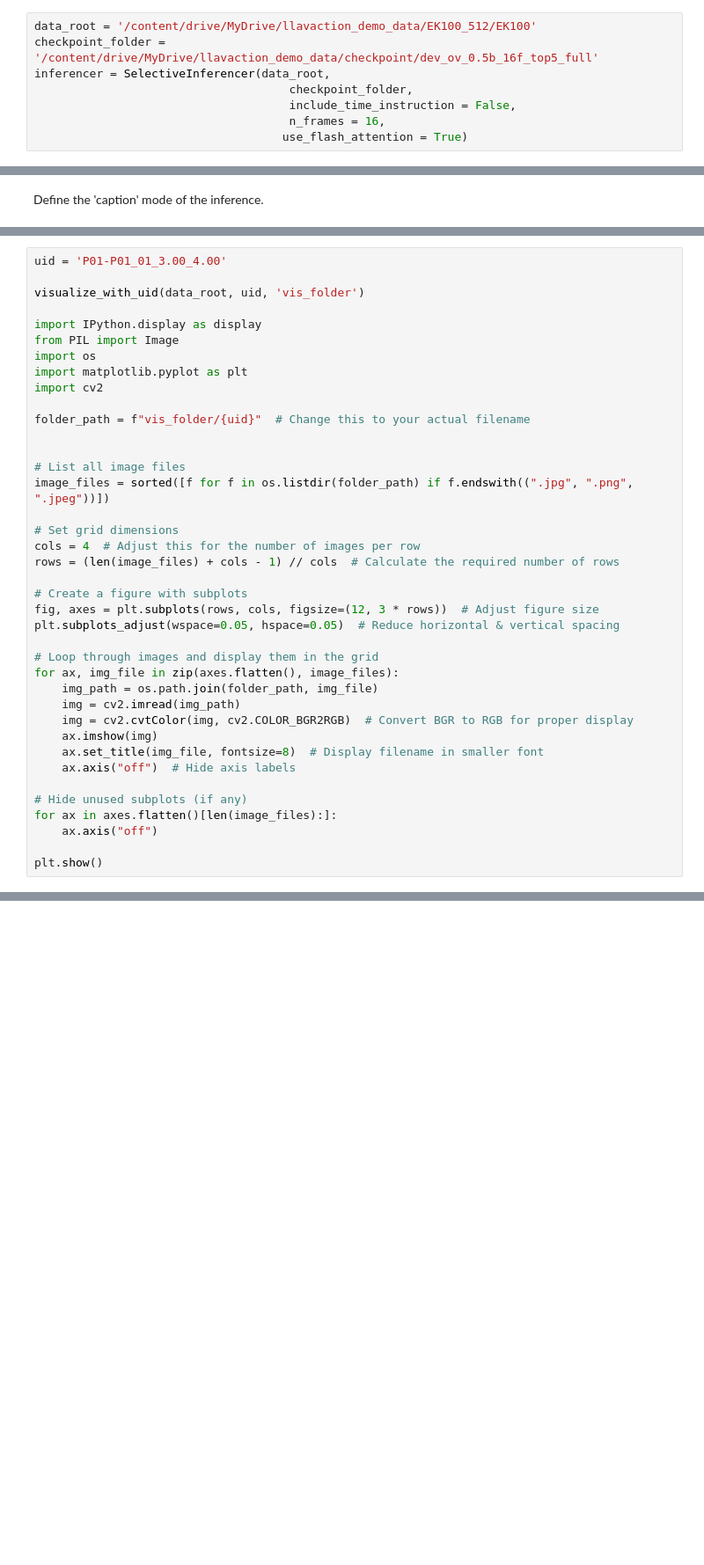
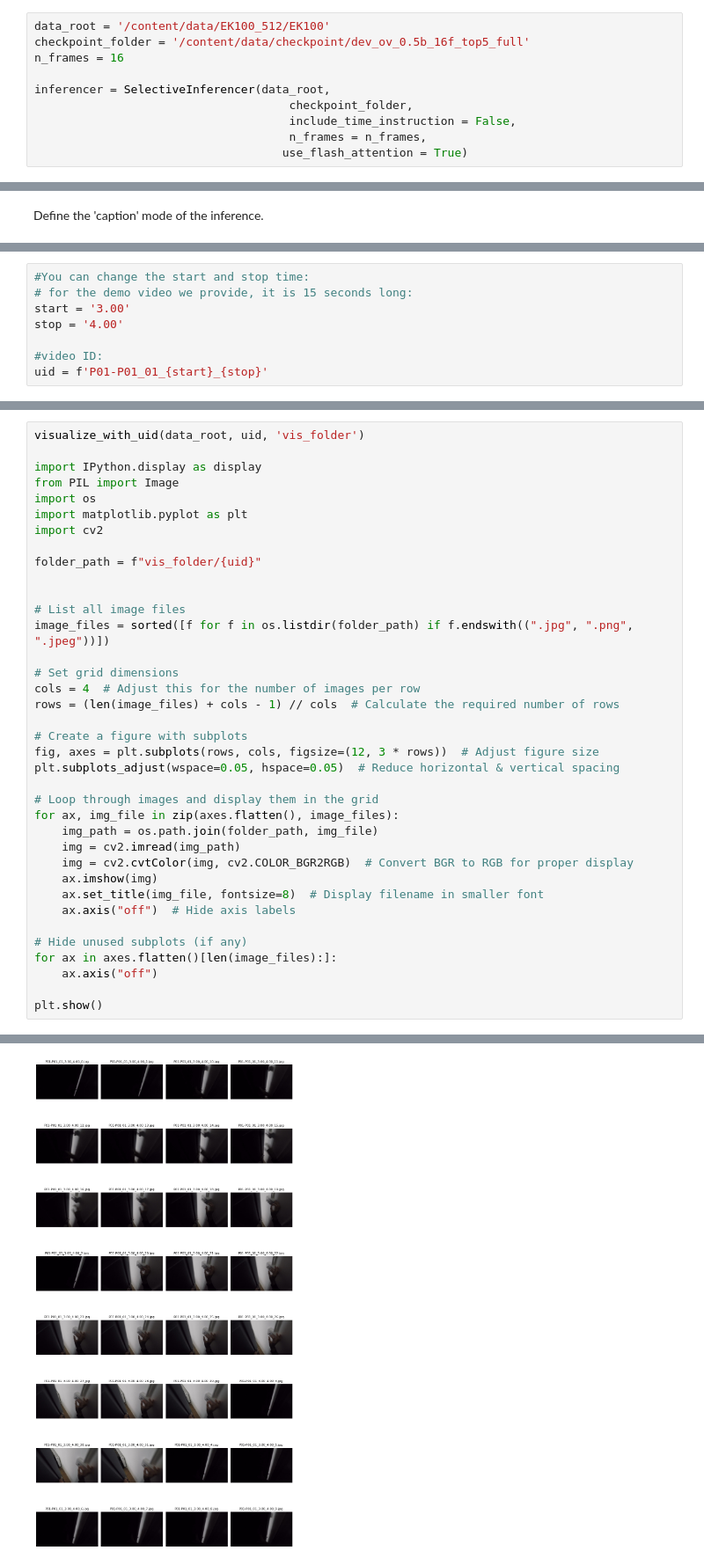
Before and after one commit to AdaptiveMotorControlLab/LLaVAction, a Jupyter notebook: example/llavaction_video_demo.ipynb, the cells around one changed output, grey strips where cells are left out. Shown at 88% size. Cells and saved outputs as stored; diff of their text form; blank space fills up the shorter version.

```diff
--- a/example/llavaction_video_demo.ipynb
+++ b/example/llavaction_video_demo.ipynb
@@ -48,8 +80,10 @@ You can adjust n_frames to higher numbers for better performance (we observe it
 # %%
-data_root = '/content/drive/MyDrive/llavaction_demo_data/EK100_512/EK100'
-checkpoint_folder = '/content/drive/MyDrive/llavaction_demo_data/checkpoint/dev_ov_0.5b_16f_top5_full'
+data_root = '/content/data/EK100_512/EK100'
+checkpoint_folder = '/content/data/checkpoint/dev_ov_0.5b_16f_top5_full'
+n_frames = 16
+
 inferencer = SelectiveInferencer(data_root,
                                      checkpoint_folder,
                                      include_time_instruction = False,
-                                     n_frames = 16,
+                                     n_frames = n_frames,
                                     use_flash_attention = True)
@@ -68,0 +112,8 @@ Note that P01-P01_01 represents the video id. 3.00_4.00 denotes the start in sec
+# %%
+#You can change the start and stop time:
+# for the demo video we provide, it is 15 seconds long:
+start = '3.00'
+stop = '4.00'
+
+#video ID:
+uid = f'P01-P01_01_{start}_{stop}'
@@ -69,6 +122,4 @@ Note that P01-P01_01 represents the video id. 3.00_4.00 denotes the start in sec
 # %%
-uid = 'P01-P01_01_3.00_4.00'
-
 visualize_with_uid(data_root, uid, 'vis_folder')
 
 import IPython.display as display
@@ -77,7 +128,7 @@ import os
 import matplotlib.pyplot as plt
 import cv2
 
-folder_path = f"vis_folder/{uid}"  # Change this to your actual filename
+folder_path = f"vis_folder/{uid}"
 
 
 # List all image files
@@ -105,3 +156,4 @@ for ax in axes.flatten()[len(image_files):]:
     ax.axis("off")
 
 plt.show()
+# %% [output]
@@ -108 +161,2 @@ plt.show()
+[figure, added]
 # %% [markdown]
```
Also changed, not shown: parts of 32 cells of this notebook.
